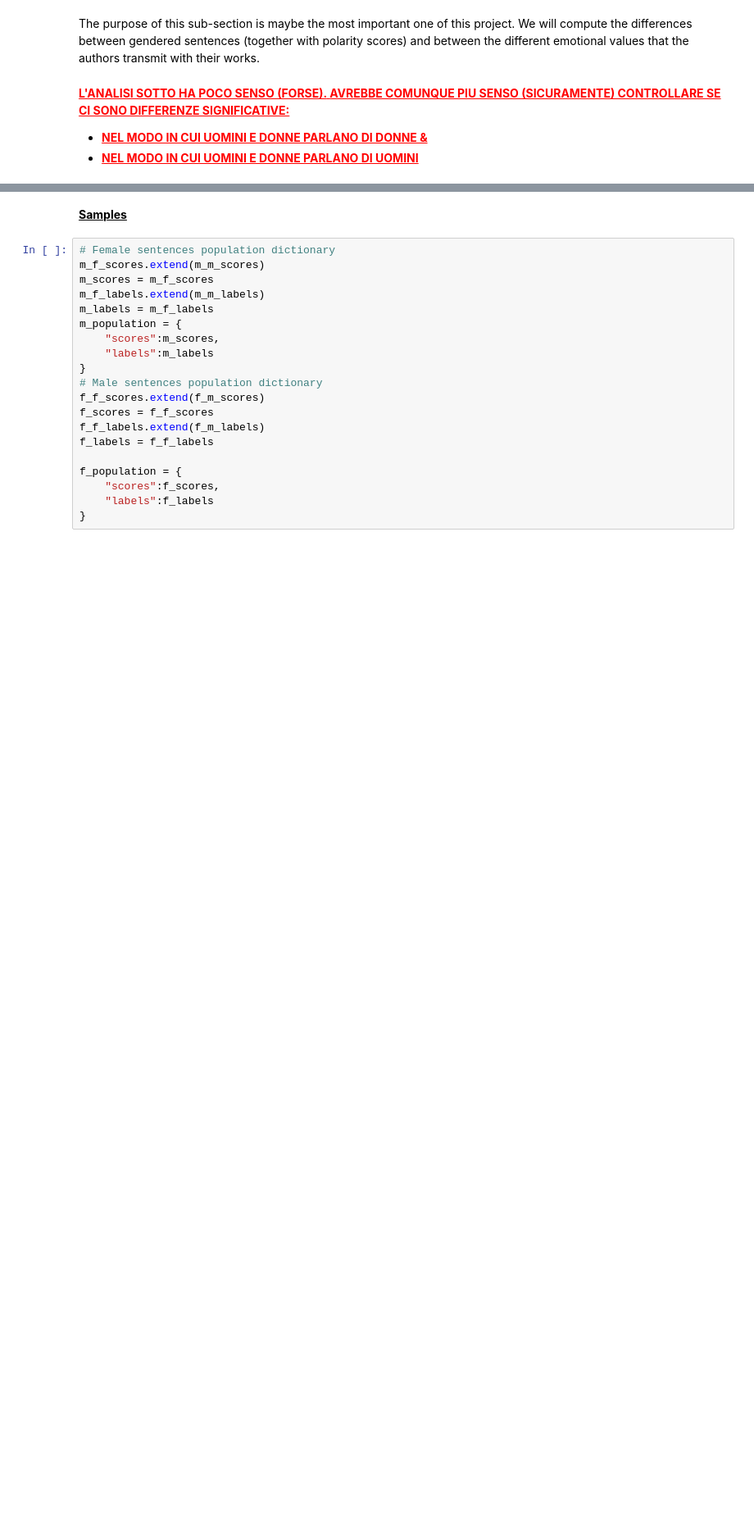
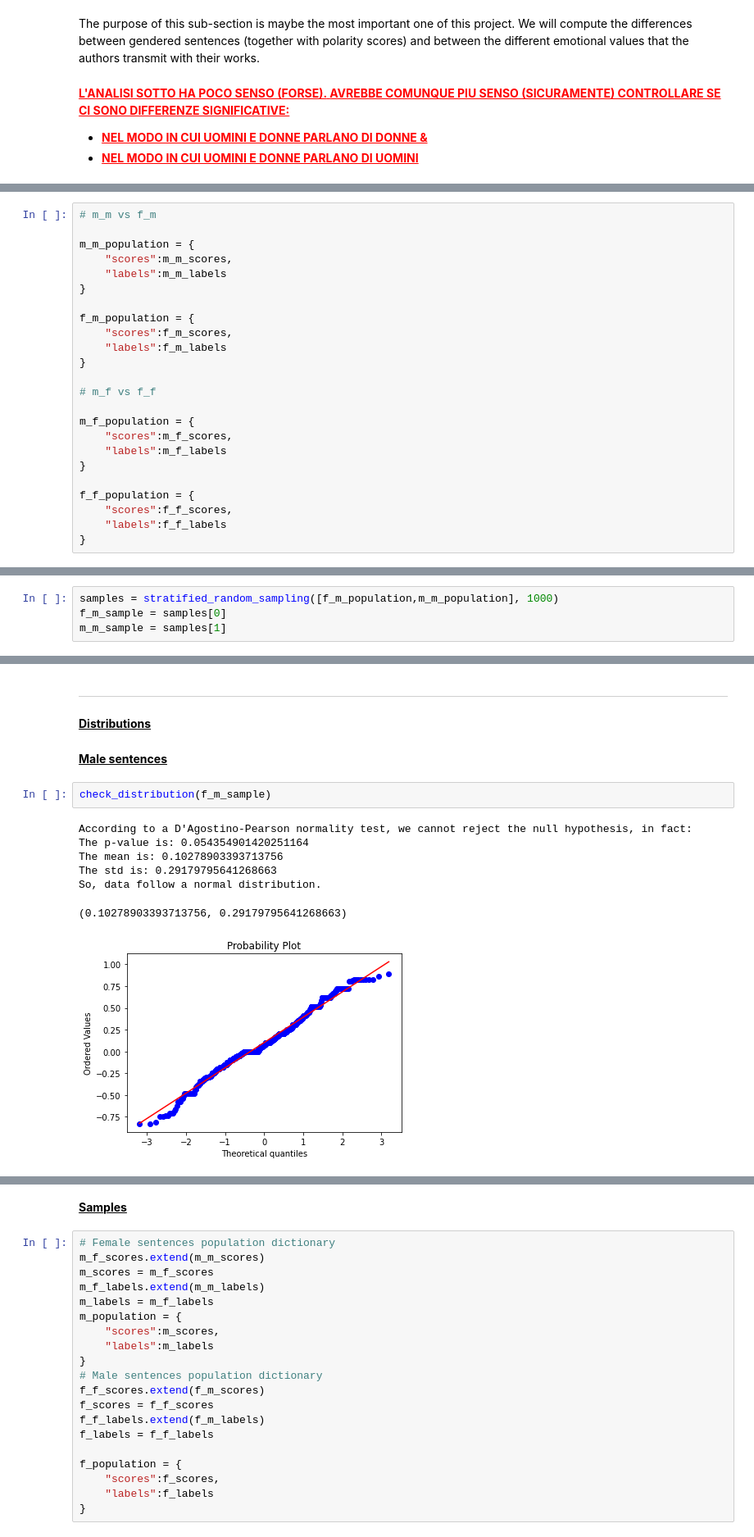
Before and after one commit to gobbykid/corpora_analytics, a Jupyter notebook: analytics.ipynb, the cells around one changed output, grey strips where cells are left out. Shown at 82% size. Cells and saved outputs as stored; diff of their text form; blank space fills up the shorter version.

```diff
--- a/analytics.ipynb
+++ b/analytics.ipynb
@@ -1494,0 +1465,24 @@ AVREBBE COMUNQUE PIU SENSO (SICURAMENTE) CONTROLLARE SE CI SONO DIFFERENZE SIGNI
+# %%
+# m_m vs f_m
+
+m_m_population = {
+    "scores":m_m_scores,
+    "labels":m_m_labels
+}
+
+f_m_population = {
+    "scores":f_m_scores,
+    "labels":f_m_labels
+}
+
+# m_f vs f_f
+
+m_f_population = {
+    "scores":m_f_scores,
+    "labels":m_f_labels
+}
+
+f_f_population = {
+    "scores":f_f_scores,
+    "labels":f_f_labels
+}
@@ -1494,0 +1491,4 @@ AVREBBE COMUNQUE PIU SENSO (SICURAMENTE) CONTROLLARE SE CI SONO DIFFERENZE SIGNI
+# %%
+samples = stratified_random_sampling([f_m_population,m_m_population], 1000)
+f_m_sample = samples[0]
+m_m_sample = samples[1]
@@ -1494,0 +1501,16 @@ AVREBBE COMUNQUE PIU SENSO (SICURAMENTE) CONTROLLARE SE CI SONO DIFFERENZE SIGNI
+# %% [markdown]
+--------
+# %% [markdown]
+<b><u>Distributions</u></b>
+# %% [markdown]
+<b><u>Male sentences</u></b>
+# %%
+check_distribution(f_m_sample)
+# %% [output]
+According to a D'Agostino-Pearson normality test, we cannot reject the null hypothesis, in fact:
+The p-value is: 0.054354901420251164
+The mean is: 0.10278903393713756
+The std is: 0.29179795641268663
+So, data follow a normal distribution.
+(0.10278903393713756, 0.29179795641268663)
+[figure, added]
```
Also changed, not shown: parts of 63 cells of this notebook, 2 other files.
